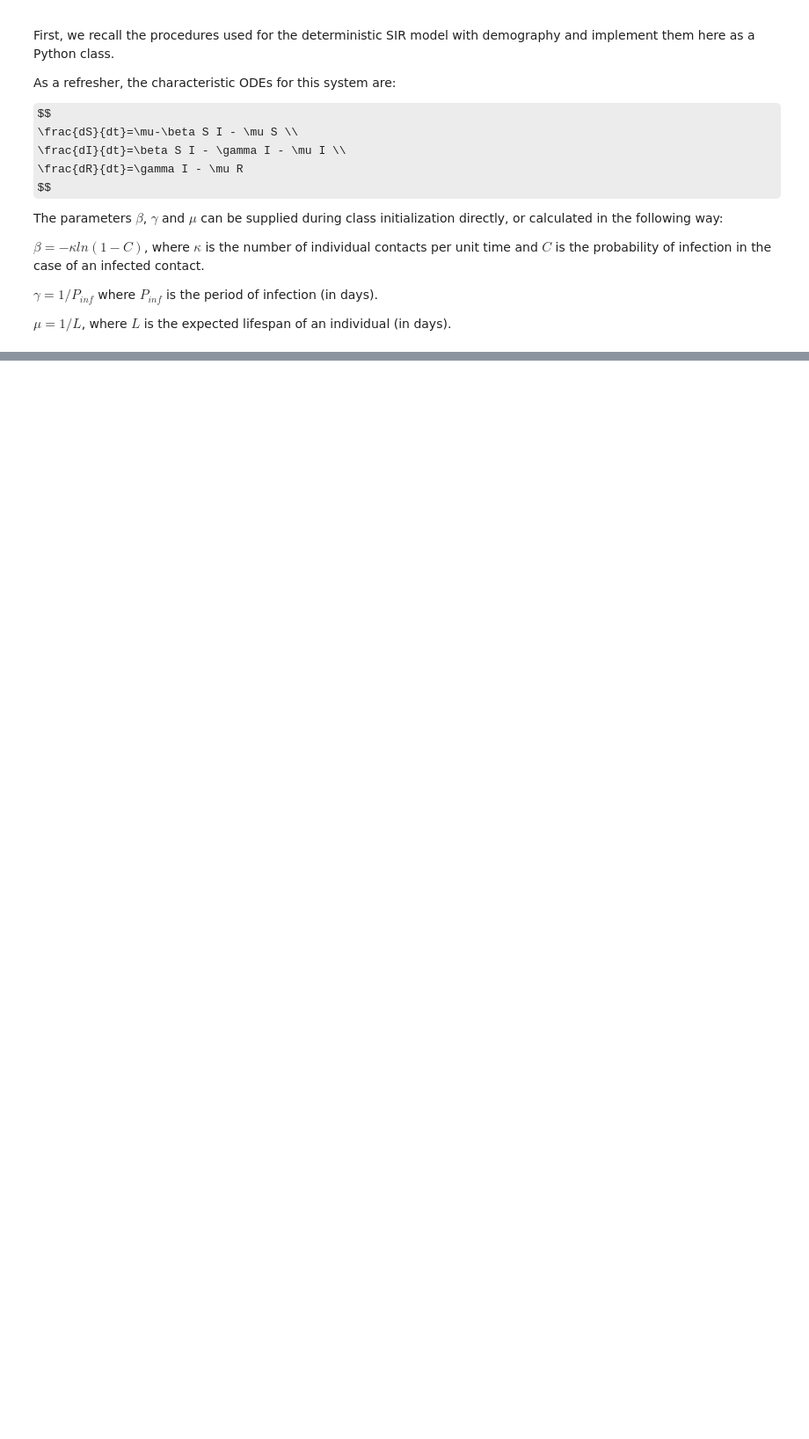
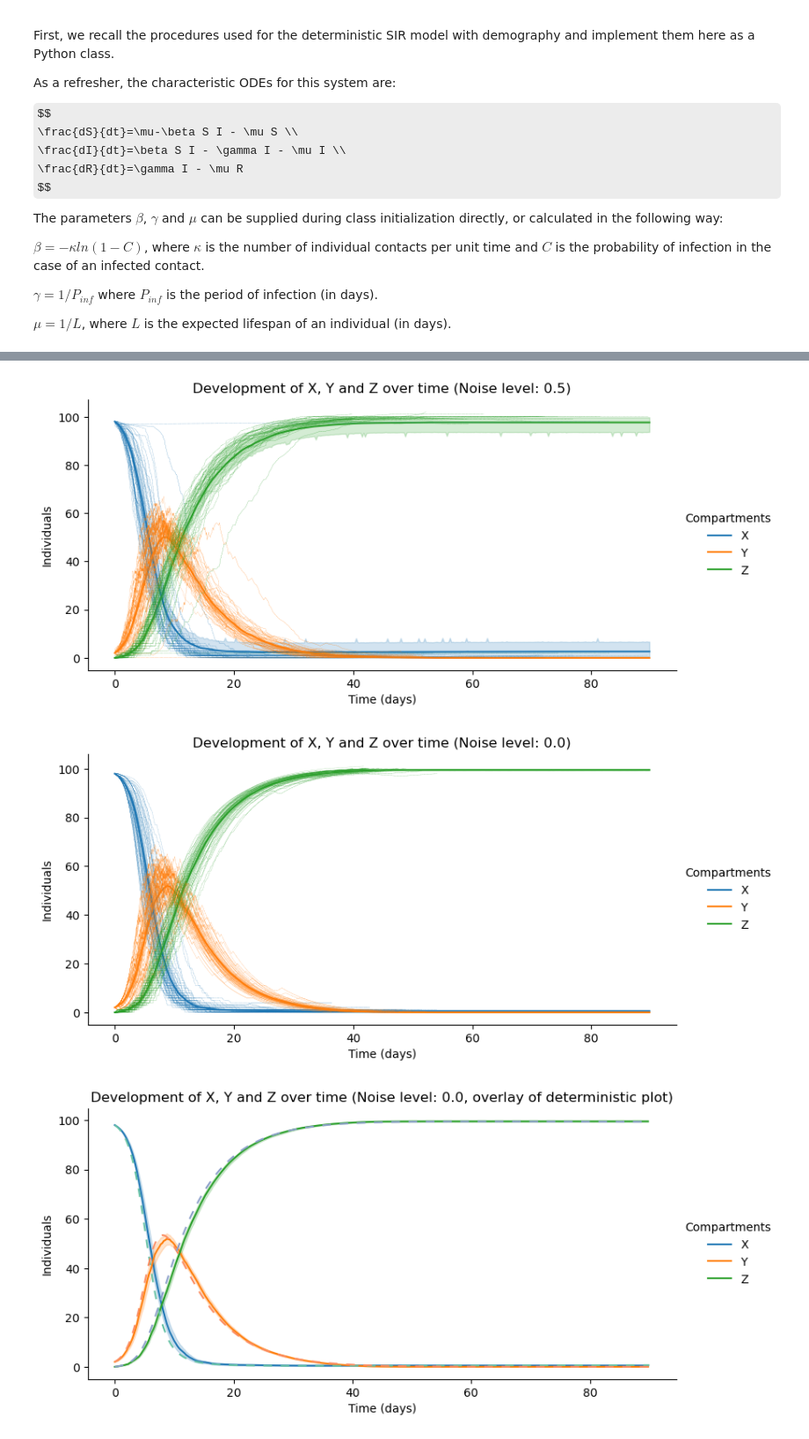
Before and after one commit to mboyan/intro-to-computational-science, a Jupyter notebook: Assignments/Assignment 2/Daliparthi_15073815_Mihaylov_15067602_assignment2.ipynb, the cells around one changed output, grey strips where cells are left out. Shown at 88% size. Cells and saved outputs as stored; diff of their text form; code cells hidden in the pictures; some formulas as TeX source; blank space fills up the shorter version.

```diff
--- a/Assignments/Assignment 2/Daliparthi_15073815_Mihaylov_15067602_assignment2.ipynb
+++ b/Assignments/Assignment 2/Daliparthi_15073815_Mihaylov_15067602_assignment2.ipynb
@@ -409,0 +445,16 @@ print(5.5%5)
+# %%
+# Global simulation parameters
+maxtime = 90 # days
+X_start = 98
+Y_start = 2
+Z_start = 0
+
+plot_stochastic_model(maxtime, X_start, Y_start, Z_start, 50, ' (Noise level: 0.5)', noise_lvl=0.5)
+
+plot_stochastic_model(maxtime, X_start, Y_start, Z_start, 50, ' (Noise level: 0.0)', noise_lvl=0.0, plot_det=False)
+
+plot_stochastic_model(maxtime, X_start, Y_start, Z_start, 50, ' (Noise level: 0.0, overlay of deterministic plot)', noise_lvl=0.0, plot_det=True)
+# %% [output]
+[figure, added]
+[figure, added]
+[figure, added]
```
Also changed, not shown: parts of 13 cells of this notebook.
